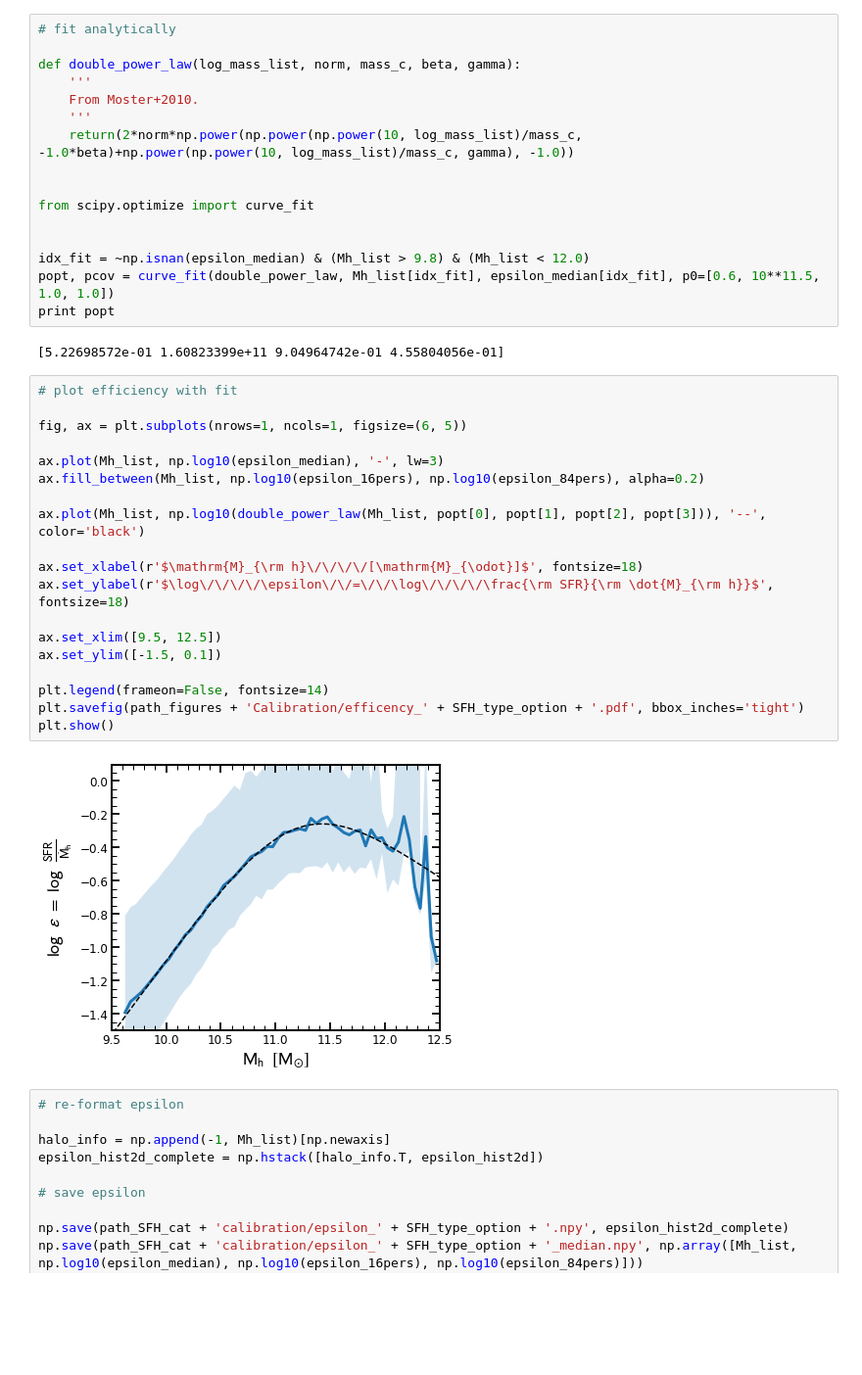
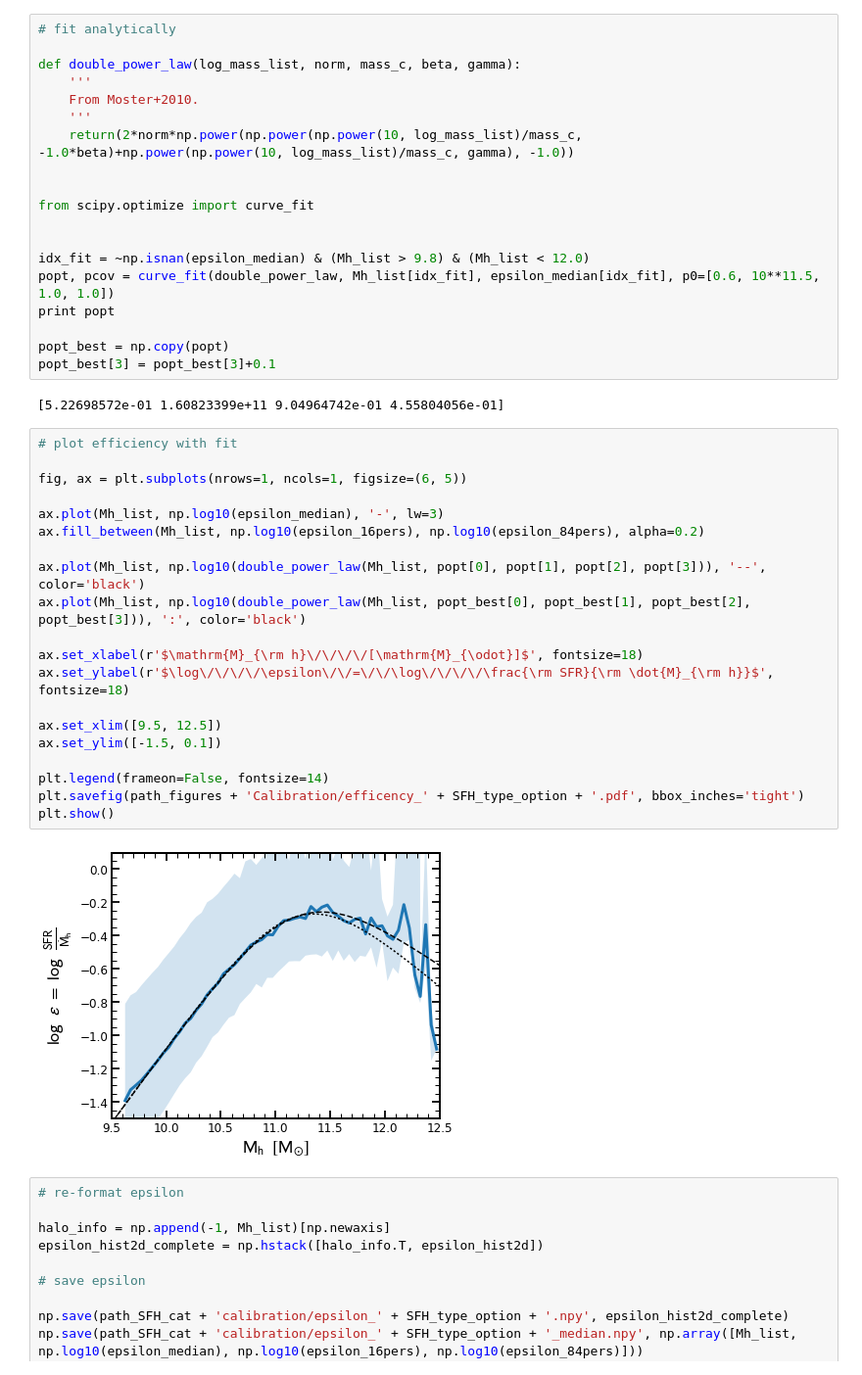
Before and after one commit to stacchella/halo_model, a Jupyter notebook: scripts/Calibration.ipynb, the cells around one changed output. Shown: that part at 98% size. Drawn from its saved outputs; the diff is of its cells as text; blank space fills up the shorter version.

```diff
--- a/scripts/Calibration.ipynb
+++ b/scripts/Calibration.ipynb
@@ -337,29 +337,33 @@ from scipy.optimize import curve_fit
 idx_fit = ~np.isnan(epsilon_median) & (Mh_list > 9.8) & (Mh_list < 12.0)
 popt, pcov = curve_fit(double_power_law, Mh_list[idx_fit], epsilon_median[idx_fit], p0=[0.6, 10**11.5, 1.0, 1.0])
 print popt
+
+popt_best = np.copy(popt)
+popt_best[3] = popt_best[3]+0.1
 # %% [output]
 [5.22698572e-01 1.60823399e+11 9.04964742e-01 4.55804056e-01]
 # %%
 # plot efficiency with fit
 
 fig, ax = plt.subplots(nrows=1, ncols=1, figsize=(6, 5))
 
 ax.plot(Mh_list, np.log10(epsilon_median), '-', lw=3)
 ax.fill_between(Mh_list, np.log10(epsilon_16pers), np.log10(epsilon_84pers), alpha=0.2)
 
 ax.plot(Mh_list, np.log10(double_power_law(Mh_list, popt[0], popt[1], popt[2], popt[3])), '--', color='black')
+ax.plot(Mh_list, np.log10(double_power_law(Mh_list, popt_best[0], popt_best[1], popt_best[2], popt_best[3])), ':', color='black')
 
 ax.set_xlabel(r'$\mathrm{M}_{\rm h}\/\/\/\/[\mathrm{M}_{\odot}]$', fontsize=18)
 ax.set_ylabel(r'$\log\/\/\/\/\epsilon\/\/=\/\/\log\/\/\/\/\frac{\rm SFR}{\rm \dot{M}_{\rm h}}$', fontsize=18)
 
 ax.set_xlim([9.5, 12.5])
 ax.set_ylim([-1.5, 0.1])
 
 plt.legend(frameon=False, fontsize=14)
 plt.savefig(path_figures + 'Calibration/efficency_' + SFH_type_option + '.pdf', bbox_inches='tight')
 plt.show()
 # %% [output]
-[figure, old version]
+[figure, new version]
 # %%
 # re-format epsilon
 
```
Also changed, not shown: parts of 1 cell of this notebook, 8 other files.
